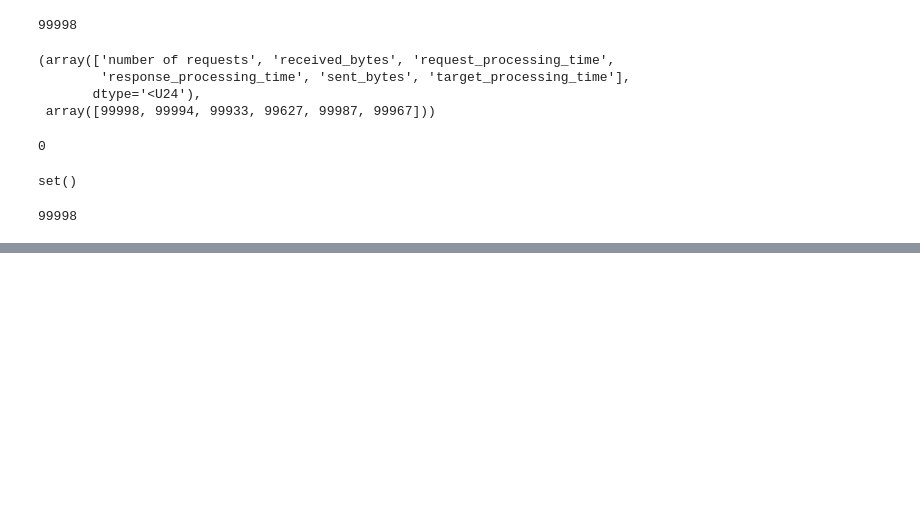
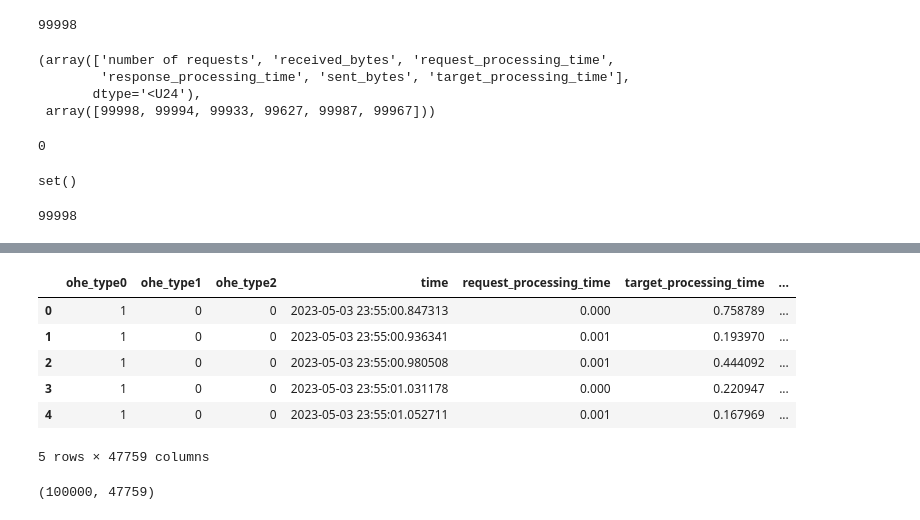
Before and after one commit to SpaceXAlphaBravoCharlie/Diplomski, a Jupyter notebook: Diplomski_colab.ipynb, the cells around one changed output, grey strips where cells are left out. Drawn from its saved outputs; the diff is of its cells as text; code cells hidden in the pictures; blank space fills up the shorter version.

```diff
--- a/Diplomski_colab.ipynb
+++ b/Diplomski_colab.ipynb
@@ -79,0 +180,18 @@ len(set(anomalies_indices).difference(set(anomalies_indices_md)))
+# %%
+from fastparquet import ParquetFile
+ohe_logs_df = ParquetFile('/content/drive/MyDrive/ohe_logs_df.parq')
+ohe_logs_df = ohe_logs_df.to_pandas()
+# %%
+ohe_logs_df.head()
+# %% [output]
+|  | ohe_type0 | ohe_type1 | ohe_type2 | time | request_processing_time | target_processing_time | ... |
+| 0 | 1 | 0 | 0 | 2023-05-03 23:55:00.847313 | 0.000 | 0.758789 | ... |
+| 1 | 1 | 0 | 0 | 2023-05-03 23:55:00.936341 | 0.001 | 0.193970 | ... |
+| 2 | 1 | 0 | 0 | 2023-05-03 23:55:00.980508 | 0.001 | 0.444092 | ... |
+| 3 | 1 | 0 | 0 | 2023-05-03 23:55:01.031178 | 0.000 | 0.220947 | ... |
+| 4 | 1 | 0 | 0 | 2023-05-03 23:55:01.052711 | 0.001 | 0.167969 | ... |
+5 rows × 47759 columns
+# %%
+ohe_logs_df.shape
+# %% [output]
+(100000, 47759)
```
Also changed, not shown: parts of 15 cells of this notebook.
